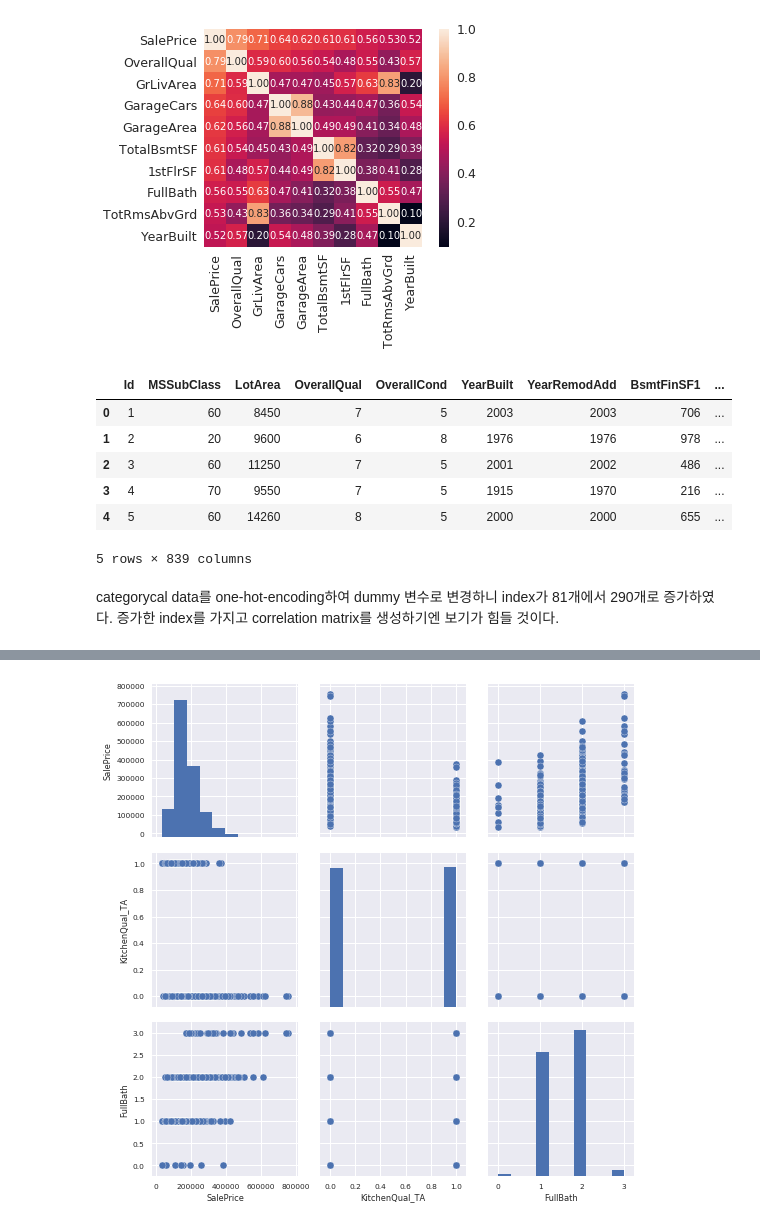
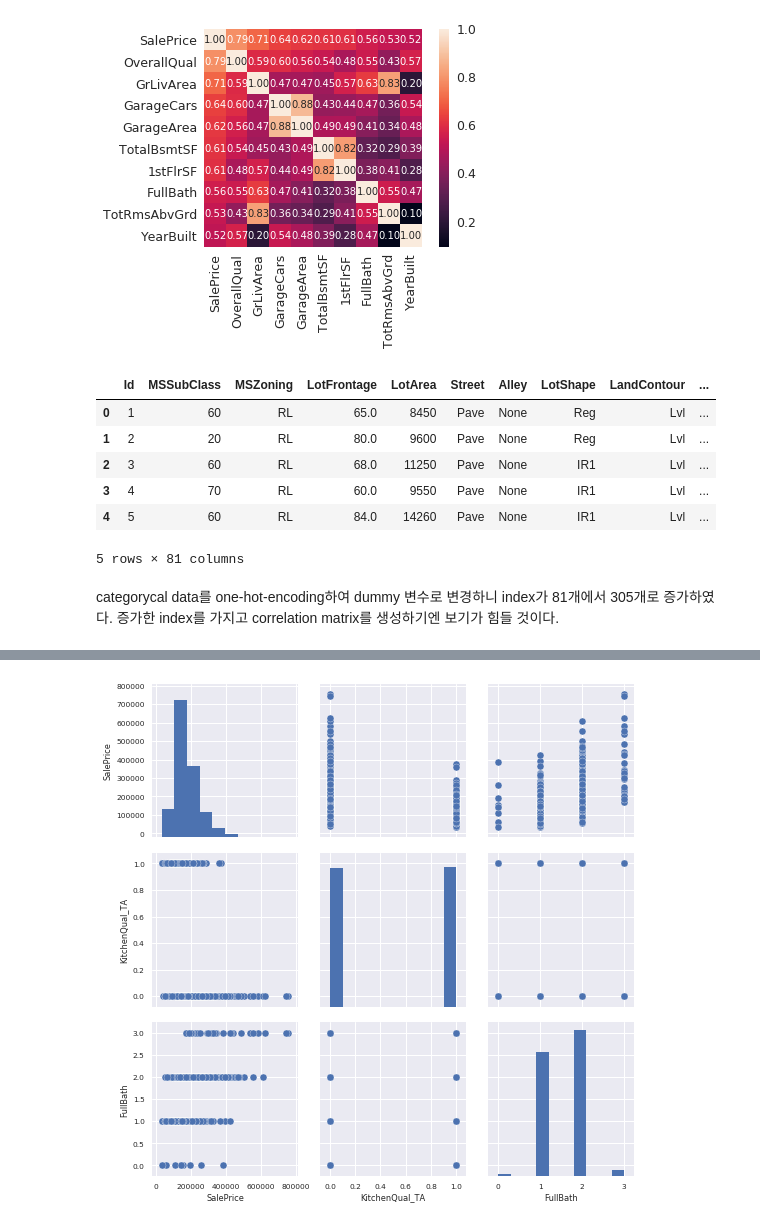
Before and after one commit to rjsdn31536/predict_houseprice_kaggle, a Jupyter notebook: Untitled1.ipynb, the cells around one changed output, grey strips where cells are left out. Cells and saved outputs as stored; diff of their text form; code cells hidden in the pictures.

```diff
--- a/Untitled1.ipynb
+++ b/Untitled1.ipynb
@@ -59,3 +98,17 @@ data_train = data_train.fillna('None')
+# %%
+# 'None' 값을 대체하는 것 대신 실수값이 들어가야 하는 4가지 null columns
+data_train.LotFrontage = data_train.LotFrontage.fillna(data_train.LotFrontage.mean())
+data_train.MasVnrArea = data_train.MasVnrArea.fillna(data_train.MasVnrArea.mean())
+data_train.GarageYrBlt = data_train.GarageYrBlt.fillna(int(data_train.GarageYrBlt.mean()))
+data_train.GarageCars = data_train.GarageCars.fillna(int(data_train.GarageCars.mean()))
+
+# tmp = data_train.isnull().sum()
+# for i in tmp.index:
+#     if tmp[i] != 0:
+#         print(i, tmp[i])
+
+# fill nan to 'None'
+data_train = data_train.fillna('None')
 # %%
 #correlation matrix
 corrmat = data_train.corr()
@@ -80,17 +135,17 @@ Index(['SalePrice', 'OverallQual', 'GrLivArea', 'GarageCars', 'GarageArea',
 # %%
 # change categorical variable to dummy variable
 dummy_train = pd.get_dummies(data_train)
-dummy_train.head()
+data_train.head()
 # %% [output]
-|  | Id | MSSubClass | LotArea | OverallQual | OverallCond | YearBuilt | YearRemodAdd | BsmtFinSF1 | ... |
-| 0 | 1 | 60 | 8450 | 7 | 5 | 2003 | 2003 | 706 | ... |
-| 1 | 2 | 20 | 9600 | 6 | 8 | 1976 | 1976 | 978 | ... |
-| 2 | 3 | 60 | 11250 | 7 | 5 | 2001 | 2002 | 486 | ... |
-| 3 | 4 | 70 | 9550 | 7 | 5 | 1915 | 1970 | 216 | ... |
-| 4 | 5 | 60 | 14260 | 8 | 5 | 2000 | 2000 | 655 | ... |
+|  | Id | MSSubClass | MSZoning | LotFrontage | LotArea | Street | Alley | LotShape | LandContour | ... |
+| 0 | 1 | 60 | RL | 65.0 | 8450 | Pave | None | Reg | Lvl | ... |
+| 1 | 2 | 20 | RL | 80.0 | 9600 | Pave | None | Reg | Lvl | ... |
+| 2 | 3 | 60 | RL | 68.0 | 11250 | Pave | None | IR1 | Lvl | ... |
+| 3 | 4 | 70 | RL | 60.0 | 9550 | Pave | None | IR1 | Lvl | ... |
+| 4 | 5 | 60 | RL | 84.0 | 14260 | Pave | None | IR1 | Lvl | ... |
-5 rows × 839 columns
+5 rows × 81 columns
 # %% [markdown]
-categorycal data를 one-hot-encoding하여 dummy 변수로 변경하니 index가 81개에서 290개로 증가하였다. 증가한 index를 가지고 correlation matrix를 생성하기엔 보기가 힘들 것이다.
+categorycal data를 one-hot-encoding하여 dummy 변수로 변경하니 index가 81개에서 305개로 증가하였다. 증가한 index를 가지고 correlation matrix를 생성하기엔 보기가 힘들 것이다.
 # %%
 # SalePrice column을 맨 앞으로 옮기는 과정
 cols = list(set(dummy_train.columns.tolist()) - set(['SalePrice']))
```
Also changed, not shown: parts of 18 cells of this notebook.
